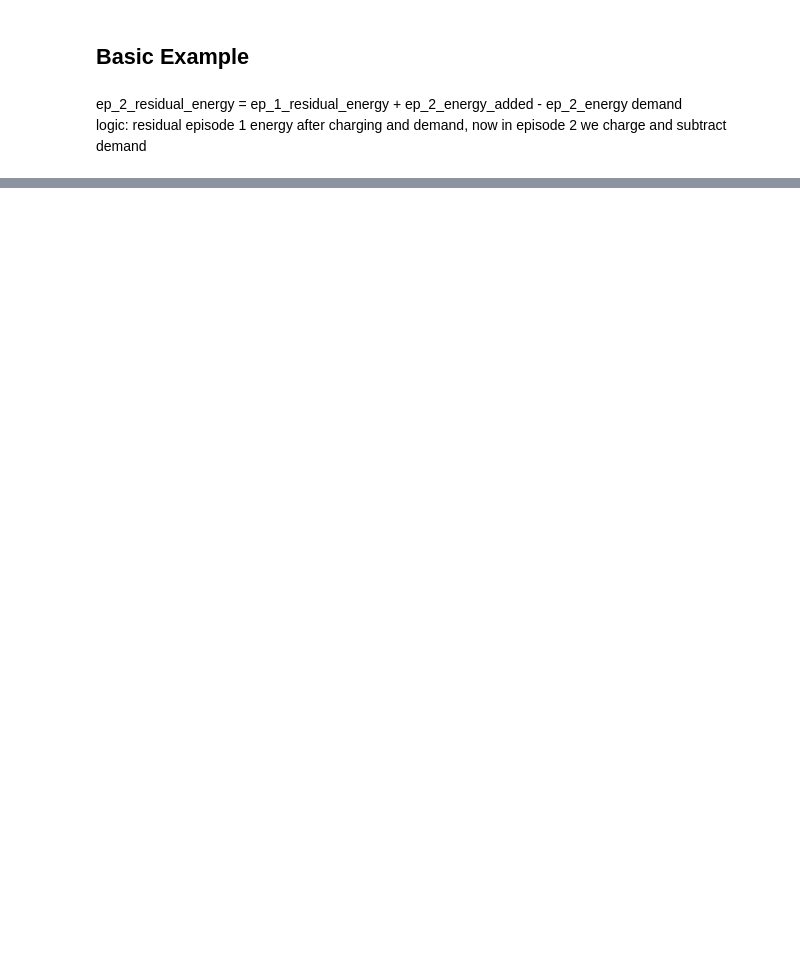
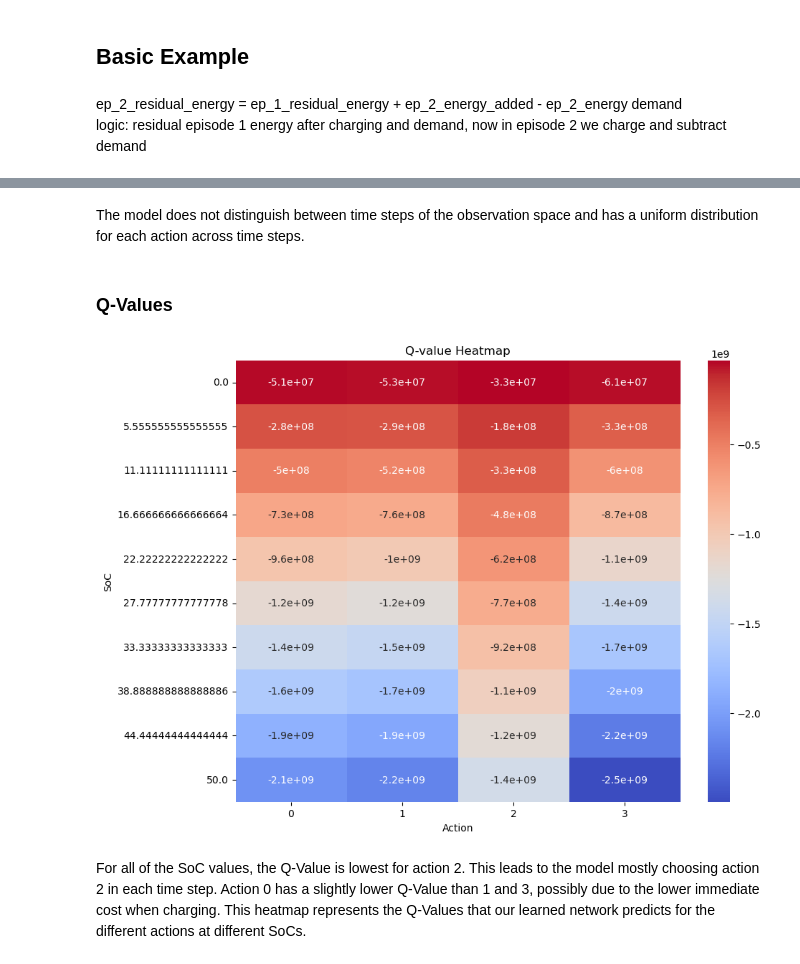
Before and after one commit to smolinde/Duracell_AAA_2024, a Jupyter notebook: Notebooks/Reinforcement_Learning.ipynb, the cells around one changed output, grey strips where cells are left out. Cells and saved outputs as stored; diff of their text form; code cells hidden in the pictures; blank space fills up the shorter version.

```diff
--- a/Notebooks/Reinforcement_Learning.ipynb
+++ b/Notebooks/Reinforcement_Learning.ipynb
@@ -202,0 +483,44 @@ Episode 2: {'action_frequency': array([0., 0., 8., 0.]), 'actions_per_time_slot'
+# %% [markdown]
+The model does not distinguish between time steps of the observation space and has a uniform distribution for each action across time steps.
+# %% [markdown]
+### Q-Values
+# %%
+def plot_q_value_heatmap(model, soc_values, actions):
+    """Plot Q-Values of the specified model across different SoC values and the action space."""
+
+    q_values_matrix = np.zeros((len(soc_values), len(actions))) # matrix to store the Q-values for each SoC and action
+
+    # iterate over each SoC value to calculate the Q-values
+    for i, soc in enumerate(soc_values):
+
+        # assuming the time step is fixed at 0
+        state = [soc, 0]
+
+        # convert state to a tensor
+        state_tensor = torch.FloatTensor(state).unsqueeze(0)
+
+        # use the model to predict Q-values for the current state
+
+        with torch.no_grad():
+            q_values = model(state_tensor).squeeze().numpy()  # get the Q-values and convert to numpy array
+
+        # store the Q-values corresponding to SoC value
+        q_values_matrix[i, :] = q_values
+
+    plt.figure(figsize=(10, 8))
+
+    sns.heatmap(q_values_matrix, annot=True, cmap='coolwarm', xticklabels=actions, yticklabels=soc_values)
+
+    plt.xlabel('Action')
+    plt.ylabel('SoC')
+    plt.title('Q-value Heatmap')
+
+    plt.show()
+
+soc_values = np.linspace(0, 50, 10)  # SoC values between 0 and 50
+actions = [0, 1, 2, 3]
+plot_q_value_heatmap(model, soc_values, actions)
+# %% [output]
+[figure, added]
+# %% [markdown]
+For all of the SoC values, the Q-Value is lowest for action 2. This leads to the model mostly choosing action 2 in each time step. Action 0 has a slightly lower Q-Value than 1 and 3, possibly due to the lower immediate cost when charging. This heatmap represents the Q-Values that our learned network predicts for the different actions at different SoCs.
```
Also changed, not shown: parts of 20 cells of this notebook.
